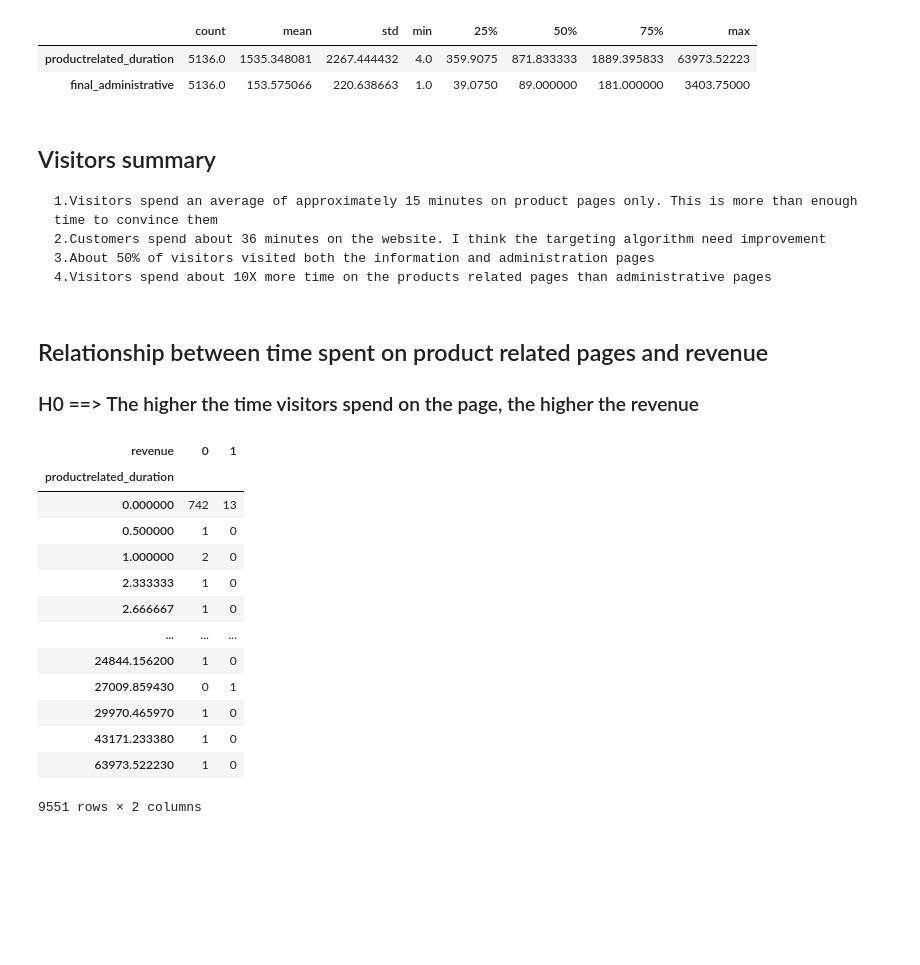
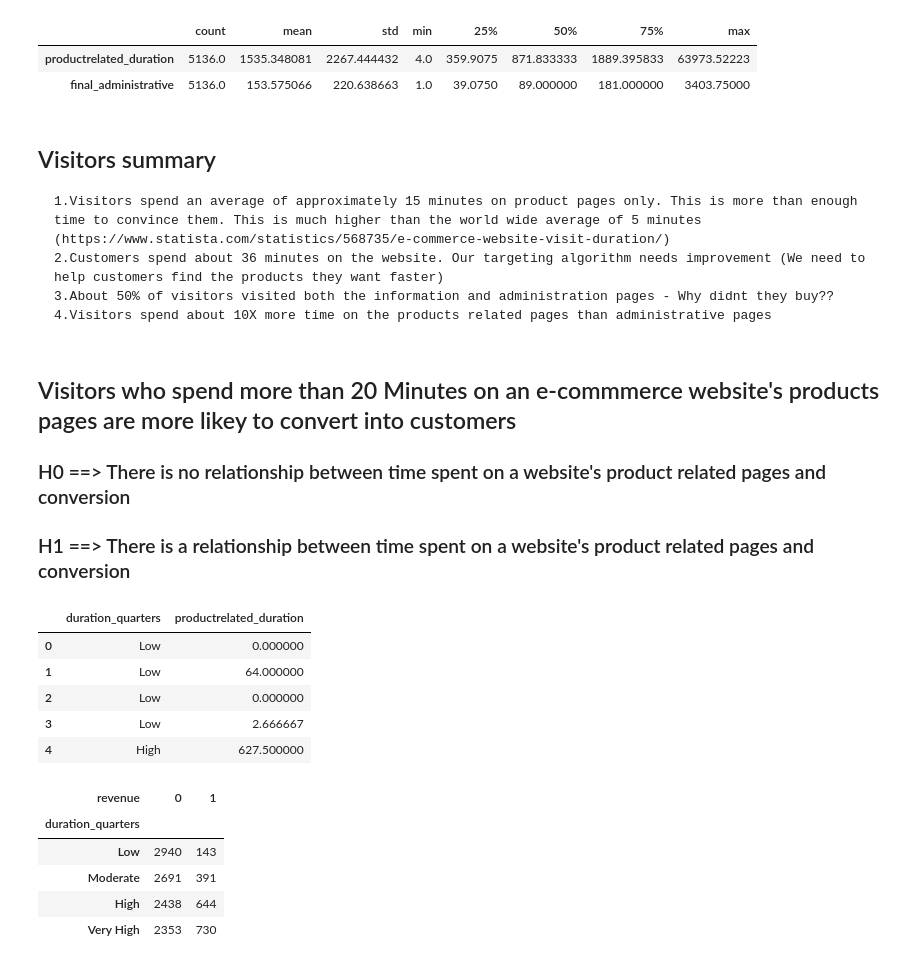
Before and after one commit to kimerajoseph/Mid-Term-Project, a Jupyter notebook: Mid-Term-Project.ipynb, the cells around one changed output. Saved outputs shown, nothing was run; the diff lists cells and outputs as text; code cells hidden in the pictures; blank space fills up the shorter version.

```diff
--- a/Mid-Term-Project.ipynb
+++ b/Mid-Term-Project.ipynb
@@ -851,31 +869,35 @@ interest_visitors[['productrelated_duration','final_administrative']].describe()
 # %% [markdown]
 ## Visitors summary
 
-    1.Visitors spend an average of approximately 15 minutes on product pages only. This is more than enough time to convince them
-    2.Customers spend about 36 minutes on the website. I think the targeting algorithm need improvement
-    3.About 50% of visitors visited both the information and administration pages
+    1.Visitors spend an average of approximately 15 minutes on product pages only. This is more than enough time to convince them. This is much higher than the world wide average of 5 minutes (https://www.statista.com/statistics/568735/e-commerce-website-visit-duration/)
+    2.Customers spend about 36 minutes on the website. Our targeting algorithm needs improvement (We need to help customers find the products they want faster)
+    3.About 50% of visitors visited both the information and administration pages - Why didnt they buy??
     4.Visitors spend about 10X more time on the products related pages than administrative pages
 # %% [markdown]
-## Relationship between time spent on product related pages and revenue
-### H0 ==> The higher the time visitors spend on the page, the higher the revenue
+## Visitors who spend more than 20 Minutes on an e-commmerce website's products pages are more likey to convert into customers
+### H0 ==> There is no relationship between time spent on a website's product related pages and conversion
+### H1 ==> There is a relationship between time spent on a website's product related pages and conversion
-# %%
-data_crosstab = pd.crosstab(data['productrelated_duration'], data['revenue'], margins = False)
-data_crosstab
-# %% [output]
-| revenue | 0 | 1 |
-| productrelated_duration |  |  |
-| 0.000000 | 742 | 13 |
-| 0.500000 | 1 | 0 |
-| 1.000000 | 2 | 0 |
-| 2.333333 | 1 | 0 |
-| 2.666667 | 1 | 0 |
-| ... | ... | ... |
-| 24844.156200 | 1 | 0 |
-| 27009.859430 | 0 | 1 |
-| 29970.465970 | 1 | 0 |
-| 43171.233380 | 1 | 0 |
-| 63973.522230 | 1 | 0 |
-9551 rows × 2 columns
+# %%
+my_labels = ['Low', 'Moderate', 'High', 'Very High']
+data['duration_quarters'] = pd.qcut(data['productrelated_duration'],4,labels=my_labels)
+data[['duration_quarters','productrelated_duration']].head()
+# %% [output]
+|  | duration_quarters | productrelated_duration |
+| 0 | Low | 0.000000 |
+| 1 | Low | 64.000000 |
+| 2 | Low | 0.000000 |
+| 3 | Low | 2.666667 |
+| 4 | High | 627.500000 |
+# %%
+data_crosstab = pd.crosstab(data['duration_quarters'], data['revenue'], margins = False)
+data_crosstab
+# %% [output]
+| revenue | 0 | 1 |
+| duration_quarters |  |  |
+| Low | 2940 | 143 |
+| Moderate | 2691 | 391 |
+| High | 2438 | 644 |
+| Very High | 2353 | 730 |
 # %%
 import scipy.stats as st
 st.chi2_contingency(data_crosstab)
```
Also changed, not shown: parts of 16 cells of this notebook, 1 other file.
